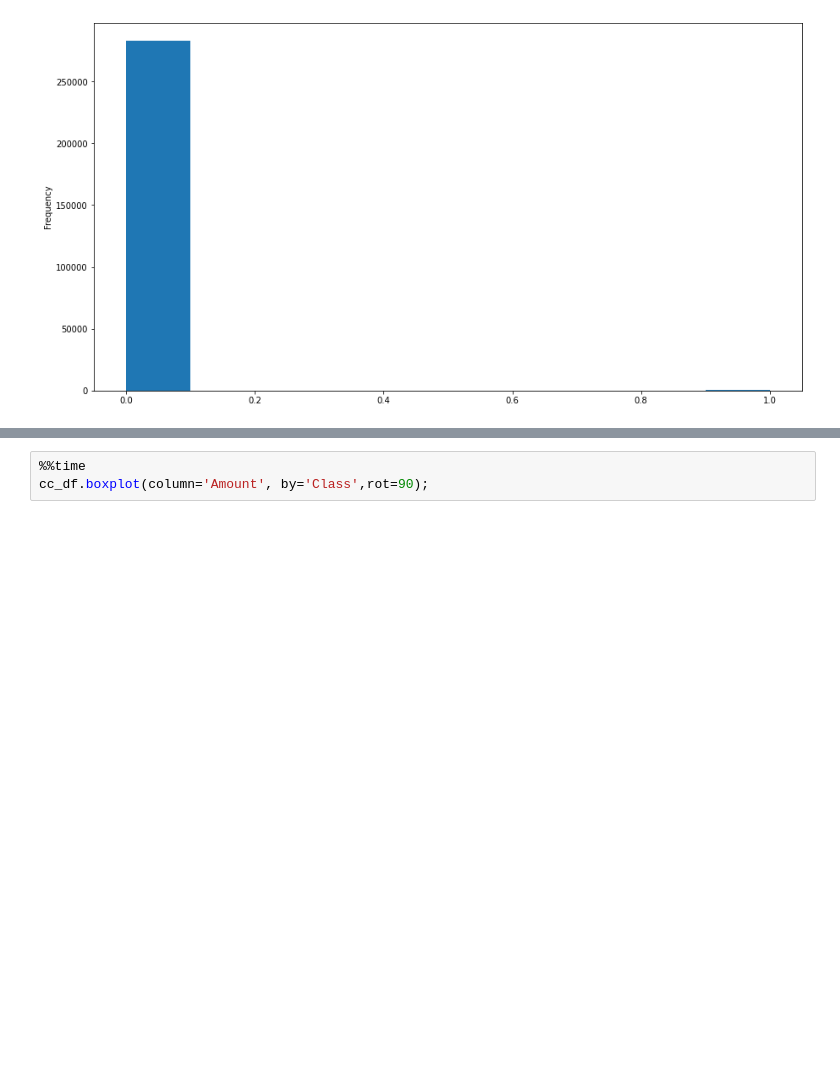
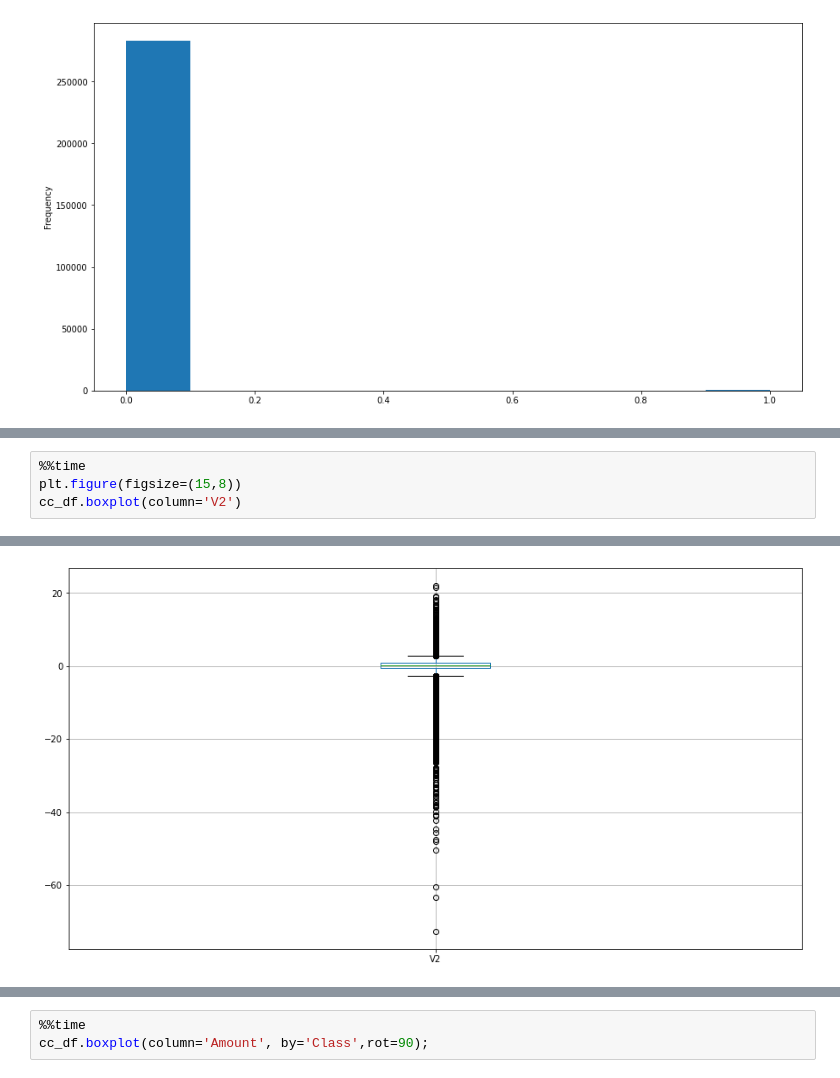
Before and after one commit to mselmasry/Dojo-Project2, a Jupyter notebook: Project02.ipynb, the cells around one changed output, grey strips where cells are left out. Cells and saved outputs as stored; diff of their text form; blank space fills up the shorter version.

```diff
--- a/Project02.ipynb
+++ b/Project02.ipynb
@@ -402,0 +179,5 @@ Wall time: 48.5 ms
+# %%
+%%time
+plt.figure(figsize=(15,8))
+cc_df.boxplot(column='V2')
+# %% [output]
@@ -402,0 +186 @@ Wall time: 48.5 ms
+[figure, added]
```
Also changed, not shown: parts of 59 cells of this notebook.
